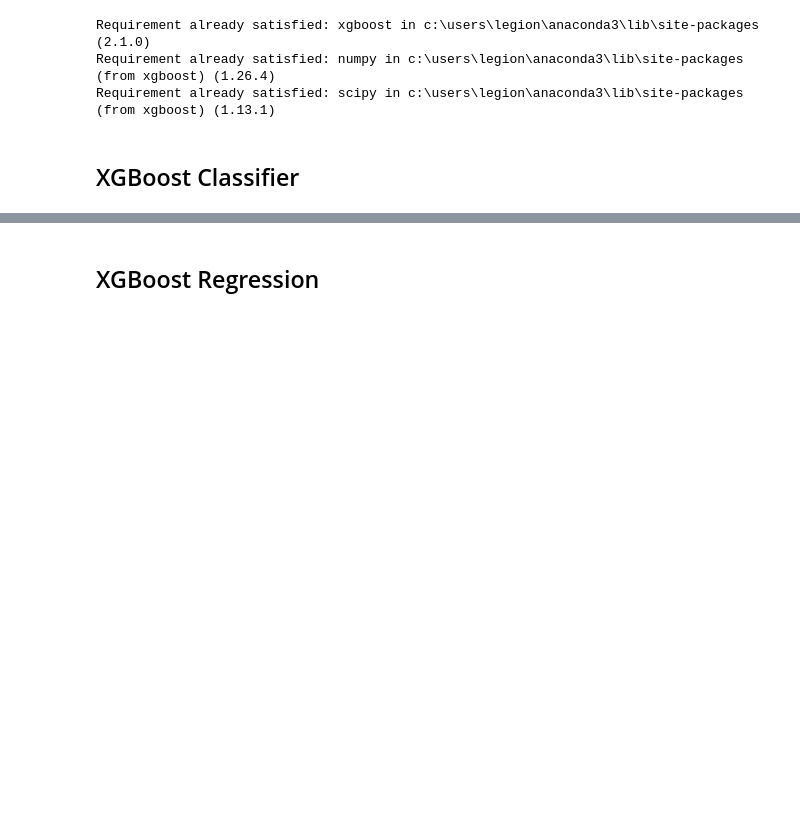
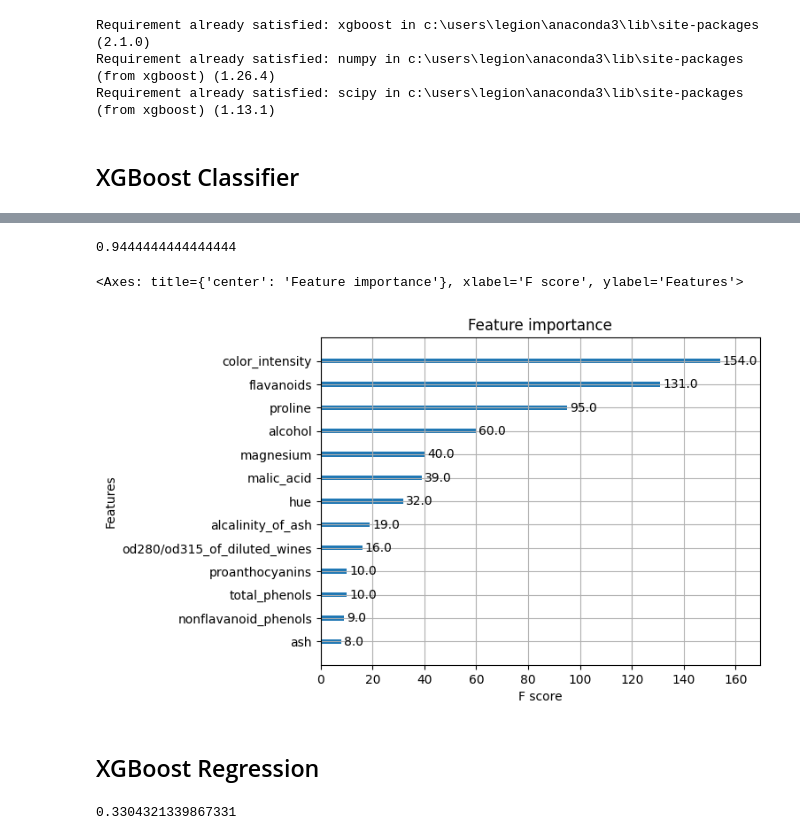
Before and after one commit to OmarAshraf01/cd0385-exercise-files, a Jupyter notebook: algorithms-and-tools/concept2_xgboost/starter/02_exercise_starter.ipynb, the cells around one changed output, grey strips where cells are left out. Saved outputs shown, nothing was run; the diff lists cells and outputs as text; code cells hidden in the pictures; blank space fills up the shorter version.

```diff
--- a/algorithms-and-tools/concept2_xgboost/starter/02_exercise_starter.ipynb
+++ b/algorithms-and-tools/concept2_xgboost/starter/02_exercise_starter.ipynb
@@ -87,13 +65,15 @@ Error:
 # %%
 # Load your train/test dataframe into DMatrix
-dtrain = xgb.DMatrix(?)
-dtest = xgb.DMatrix(?)
+dtrain = xgb.DMatrix(df_train.drop('target', axis=1), label=df_train['target'])
+dtest = xgb.DMatrix(df_test.drop('target', axis=1), label=df_test['target'])
 # %%
 # How does the model perform on the training dataset and default model parameters?
 # Using the hyperparameters in the requirements, is there improvement?
 # Remember we use the test dataset to score the model
-param = {?}
-?
-bst = xgb.train(?)
+param = {"max_depth": 5, "eta": 0.1, "objective": "multi:softmax", "num_class": 3,
+         #"num_round": 100
+         }
+num_round = 100
+bst = xgb.train(param, dtrain,num_round)
 # %%
 # xgboost is not scikit learn, so you'll need to do predictions using their API
@@ -101,9 +81,14 @@ preds = ?
 # %%
 # Accuracy score using scikit learn function for classification metric
-accuracy_score(?)
+accuracy_score(df_test['target'], preds)
+# %% [output]
+0.9444444444444444
 # %%
 # Plot the importance of the features based on fitted trees
-xgb.?
+xgb.plot_importance(bst)
+# %% [output]
+<Axes: title={'center': 'Feature importance'}, xlabel='F score', ylabel='Features'>
+[figure, added]
 # %% [markdown]
 ## XGBoost Regression
 # %%
@@ -135,5 +125,7 @@ preds = ?
 # %%
 # R2 score using scikit learn function for regression metric
-r2_score(?)
+r2_score(dfd_test['target'], preds)
+# %% [output]
+0.3304321339867331
 # %%
 # Plot the importance of the features based on fitted trees
```
Also changed, not shown: parts of 10 cells of this notebook, 2 other files.
